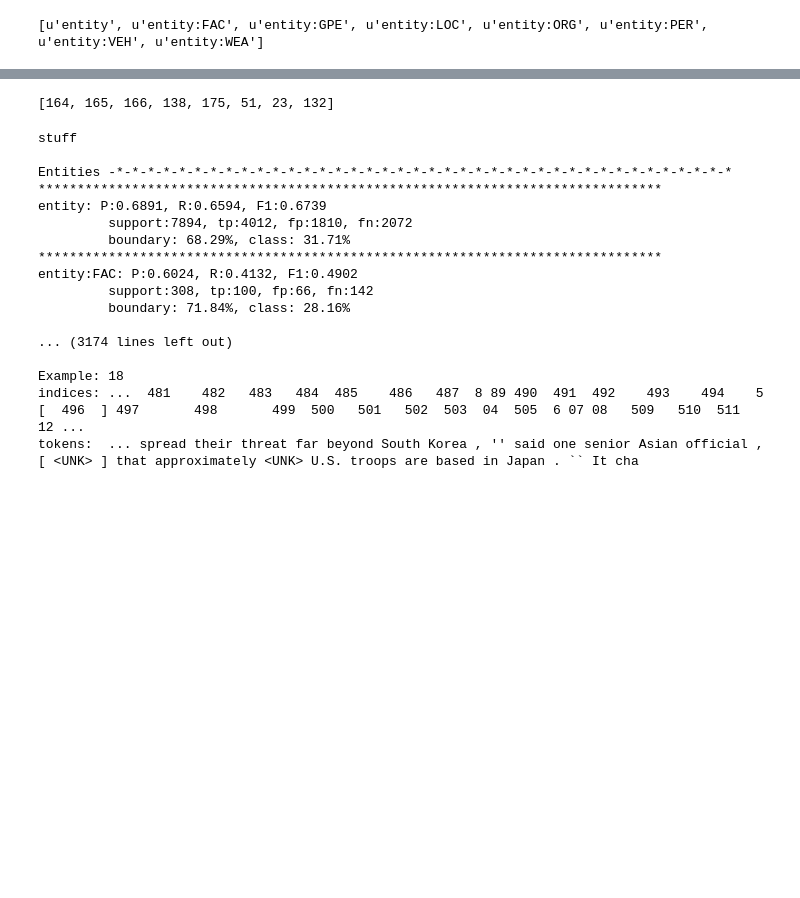
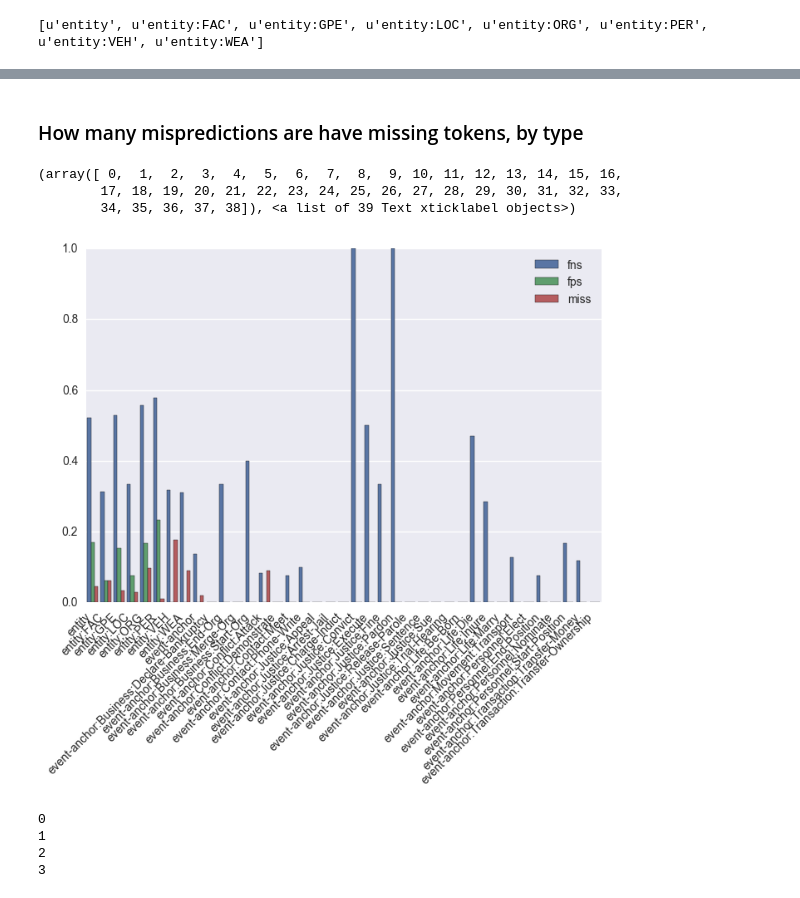
Before and after one commit to teffland/infonet, a Jupyter notebook: Error Analysis.ipynb, the cells around one changed output, grey strips where cells are left out. Drawn from its saved outputs; the diff is of its cells as text; code cells hidden in the pictures; blank space fills up the shorter version.

```diff
--- a/Error Analysis.ipynb
+++ b/Error Analysis.ipynb
@@ -168,6 +168,7 @@ def error_analysis(stats, start=0, end=None, context=7):
             # add to examples:
             example = {
                 'indices':idxs,
+                'mention tokens':xs[m[0]:m[1]],
                 'tokens':x,
                 'b trues':bt,
                 'b preds':bp,
@@ -224,6 +225,7 @@ def error_analysis(stats, start=0, end=None, context=7):
             example = {
                 'indices':idxs,
                 'tokens':x,
+                'mention tokens':xs[m[0]:m[1]],
                 'b trues':bt,
                 'b preds':bp,
             }
@@ -278,6 +280,7 @@ def error_analysis(stats, start=0, end=None, context=7):
             example = {
                 'indices':idxs,
                 'tokens':x,
+                'mention tokens':xs[m[0]:m[1]],
                 'b trues':bt,
                 'b preds':bp,
                 'm true': mt,
@@ -507,4 +498,0 @@ mtrue wid:1 , mpred type: event-anchor:Contact:Meet
-# %%
-print Out.keys()
-# %% [output]
-[164, 165, 166, 138, 175, 51, 23, 132]
@@ -515,20 +499,35 @@ print cap.stdout
-# %%
-print cap.stdout
-# %% [output]
-stuff
-
-Entities -*-*-*-*-*-*-*-*-*-*-*-*-*-*-*-*-*-*-*-*-*-*-*-*-*-*-*-*-*-*-*-*-*-*-*-*-*-*-*-*
-********************************************************************************
-entity: P:0.6891, R:0.6594, F1:0.6739
-         support:7894, tp:4012, fp:1810, fn:2072
-         boundary: 68.29%, class: 31.71%
-********************************************************************************
-entity:FAC: P:0.6024, R:0.4132, F1:0.4902
-         support:308, tp:100, fp:66, fn:142
-         boundary: 71.84%, class: 28.16%
-
-... (3174 lines left out)
-
-Example: 18
-indices: ...  481    482   483   484  485    486   487  8 89 490  491  492    493    494    5 [  496  ] 497       498       499  500   501   502  503  04  505  6 07 08   509   510  511  12 ...
-tokens:  ... spread their threat far beyond South Korea , '' said one senior Asian official , [ <UNK> ] that approximately <UNK> U.S. troops are based in Japan . `` It cha
+# %% [markdown]
+### How many mispredictions are have missing tokens, by type
+# %%
+unks = {'class':[], 'dtype':[], 'unk':[]}
+for k in entity_keys+eventanchor_keys:
+    for c in ['fns', 'fps', 'miss']:
+        d = examples[k]
+        n = nunk = 0
+        for e in d[c]:
+            n += 1
+            if '<UNK>' in e['mention tokens']:
+                nunk +=1
+        unks['class'].append(c)
+        unks['dtype'].append(k)
+        unks['unk'].append(nunk/(n+1e-15))
+# %%
+ax = sb.barplot(x='dtype', y='unk', hue='class', data=unks)
+plt.xticks(rotation=45, ha='right')
+# %% [output]
+(array([ 0,  1,  2,  3,  4,  5,  6,  7,  8,  9, 10, 11, 12, 13, 14, 15, 16,
+        17, 18, 19, 20, 21, 22, 23, 24, 25, 26, 27, 28, 29, 30, 31, 32, 33,
+        34, 35, 36, 37, 38]), <a list of 39 Text xticklabel objects>)
+[figure, added]
+# %%
+for i in range(5):
+    if True:
+        if i > 3:
+            break
+
+    print i
+# %% [output]
+0
+1
+2
+3
```
Also changed, not shown: parts of 2 cells of this notebook, 2 other files.
